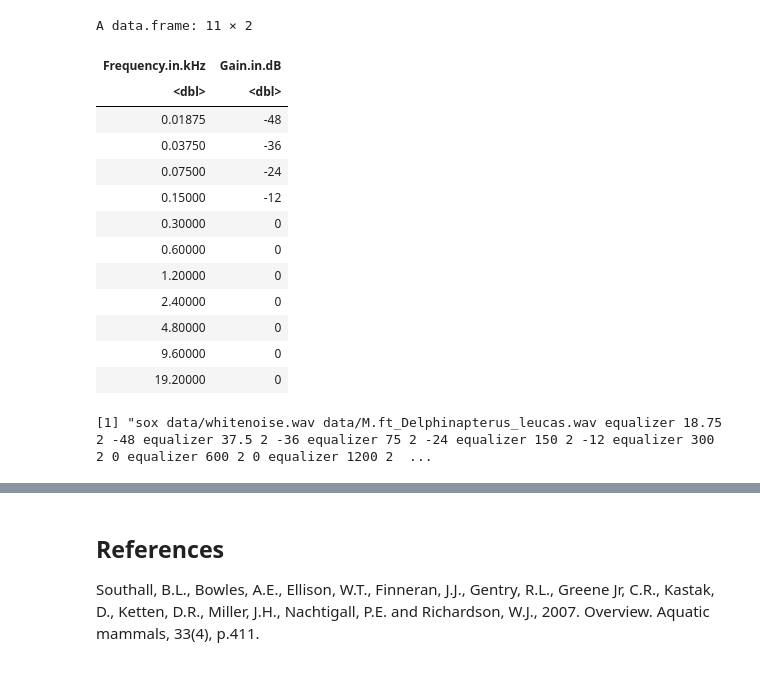
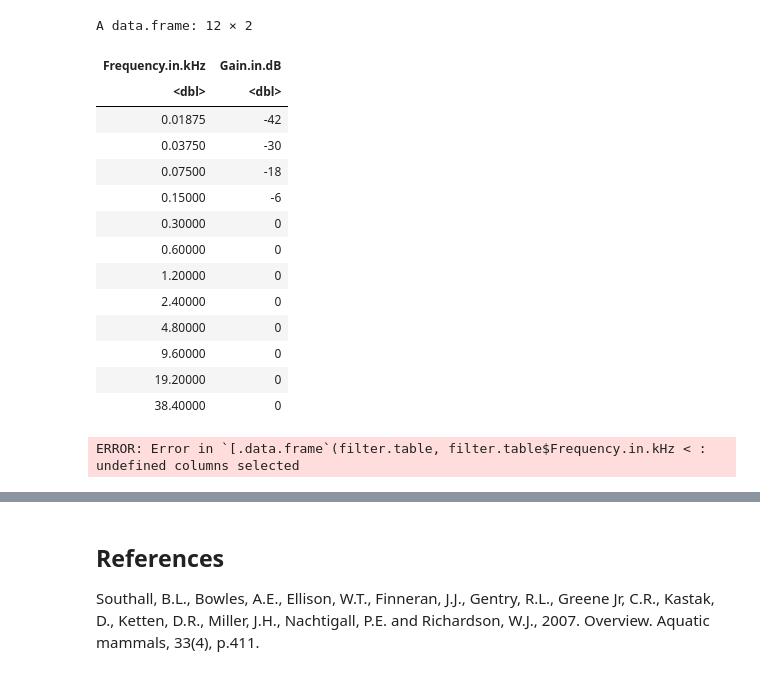
Before and after one commit to MfN-Berlin/HIP_Audio_Filters, a Jupyter notebook: notebook-home/Mid-frequency cetaceans.ipynb, the cells around one changed output, grey strips where cells are left out. Cells and saved outputs as stored; diff of their text form; code cells hidden in the pictures.

```diff
--- a/notebook-home/Mid-frequency cetaceans.ipynb
+++ b/notebook-home/Mid-frequency cetaceans.ipynb
@@ -11,19 +8,19 @@ Lower and upper hearing frequencies are estimated at -80 dB from lowest hearing
 # import the FFT scripts
 source("FFT.R")
 # %%
-f <- c(18.75, 37.5, 75, 150, 300, 600, 1200, 2400, 4800, 9600, 19200)/1000
-g <- c(-48,-36,-24,-12,0,0,0,0,0,0,0)
+f <- c(18.75, 37.5, 75, 150, 300, 600, 1200, 2400, 4800, 9600, 19200,38400)/1000
+g <- c(-42,-30,-18,-6,0,0,0,0,0,0,0,0)
 filter.table <- data.frame(f,g)
 colnames(filter.table) <- c("Frequency.in.kHz", "Gain.in.dB")
 filter.table
 # %% [output]
-A data.frame: 11 × 2
+A data.frame: 12 × 2
 | Frequency.in.kHz | Gain.in.dB |
 | <dbl> | <dbl> |
-| 0.01875 | -48 |
-| 0.03750 | -36 |
-| 0.07500 | -24 |
-| 0.15000 | -12 |
+| 0.01875 | -42 |
+| 0.03750 | -30 |
+| 0.07500 | -18 |
+| 0.15000 | -6 |
 | 0.30000 | 0 |
 | 0.60000 | 0 |
 | 1.20000 | 0 |
@@ -31,12 +28,13 @@ A data.frame: 11 × 2
 | 4.80000 | 0 |
 | 9.60000 | 0 |
 | 19.20000 | 0 |
+| 38.40000 | 0 |
 # %%
 # sox command
 inputfile <- "data/whitenoise.wav"
-outputfile <- "data/M.ft_Delphinapterus_leucas.wav"
-Q <- 2
+outputfile <- "data/M.ft_mid_frequency.wav"
+Q <- 1.414 # 1 octave
 command <- sox_command(inputfile, outputfile, filter.table, Q)
 command
 # %% [output]
-[1] "sox data/whitenoise.wav data/M.ft_Delphinapterus_leucas.wav equalizer 18.75 2 -48 equalizer 37.5 2 -36 equalizer 75 2 -24 equalizer 150 2 -12 equalizer 300 2 0 equalizer 600 2 0 equalizer 1200 2  ...
+ERROR: Error in `[.data.frame`(filter.table, filter.table$Frequency.in.kHz < : undefined columns selected
```
Also changed, not shown: parts of 5 cells of this notebook, 5 other files.
